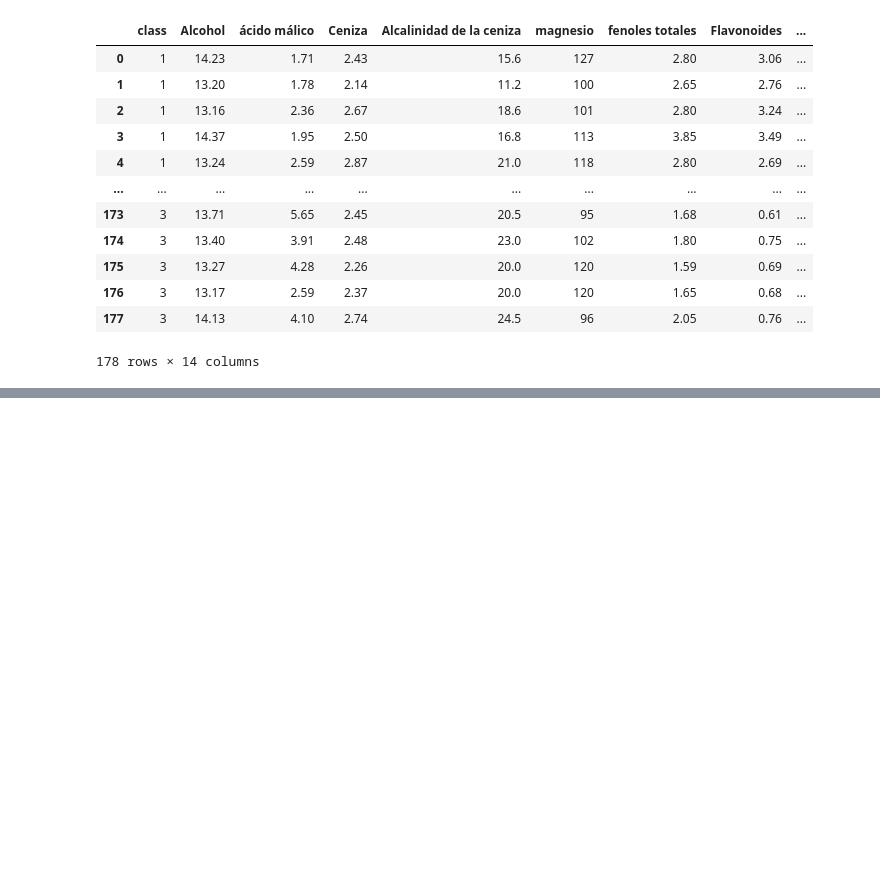
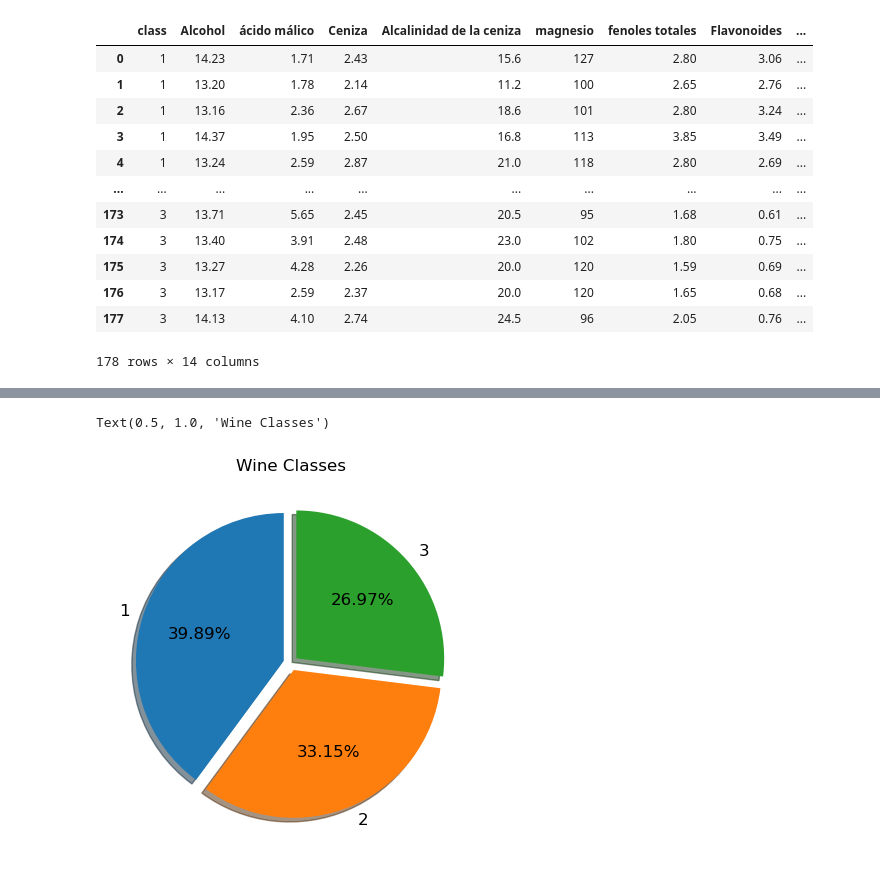
Before and after one commit to federr-gh/Wine-MCP-FastApi-server, a Jupyter notebook: wine.ipynb, the cells around one changed output, grey strips where cells are left out. Saved outputs shown, nothing was run; the diff lists cells and outputs as text; code cells hidden in the pictures; blank space fills up the shorter version.

```diff
--- a/wine.ipynb
+++ b/wine.ipynb
@@ -21,0 +111,8 @@ df
+# %%
+plt.pie(df['class'].value_counts(), labels=df['class'].unique(), autopct='%0.2f%%', startangle=90 ,shadow=True,
+        explode=(0.05, 0.05, 0.05),
+        textprops={'fontsize': 12} )
+plt.title('Wine Classes')
+# %% [output]
+Text(0.5, 1.0, 'Wine Classes')
+[figure, added]
```
Also changed, not shown: parts of 24 cells of this notebook, 22 other files.
